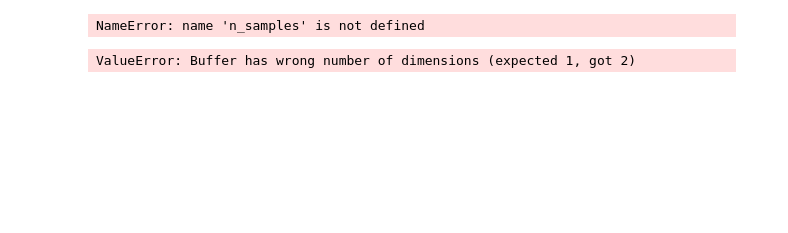
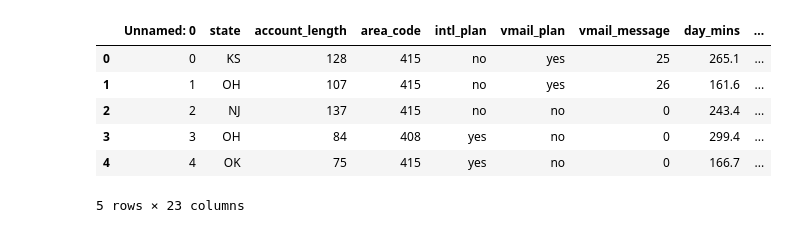
Before and after one commit to MiniGN/Coursera-machine-learning, a Jupyter notebook: course4/week4/Task4.ipynb, the cells around one changed output. Cells and saved outputs as stored; diff of their text form; code cells hidden in the pictures; blank space fills up the shorter version.

```diff
--- a/course4/week4/Task4.ipynb
+++ b/course4/week4/Task4.ipynb
@@ -13,8 +7,11 @@ def stat_intervals(stat, alpha):
-# %%
-indices = np.random.randint(0, len(data), (n_samples, len(data)))
-# %% [output]
-NameError: name 'n_samples' is not defined
-# %%
-clec_median_scores = map(np.median, get_bootstrap_samples(exp_clicks, 100))
-# %% [output]
-ValueError: Buffer has wrong number of dimensions (expected 1, got 2)
+# %%
+data=pd.read_csv('churn_analysis.csv')
+data.head()
+# %% [output]
+|  | Unnamed: 0 | state | account_length | area_code | intl_plan | vmail_plan | vmail_message | day_mins | ... |
+| 0 | 0 | KS | 128 | 415 | no | yes | 25 | 265.1 | ... |
+| 1 | 1 | OH | 107 | 415 | no | yes | 26 | 161.6 | ... |
+| 2 | 2 | NJ | 137 | 415 | no | no | 0 | 243.4 | ... |
+| 3 | 3 | OH | 84 | 408 | yes | no | 0 | 299.4 | ... |
+| 4 | 4 | OK | 75 | 415 | yes | no | 0 | 166.7 | ... |
+5 rows × 23 columns
```
Also changed, not shown: parts of 36 cells of this notebook, 2 other files.
